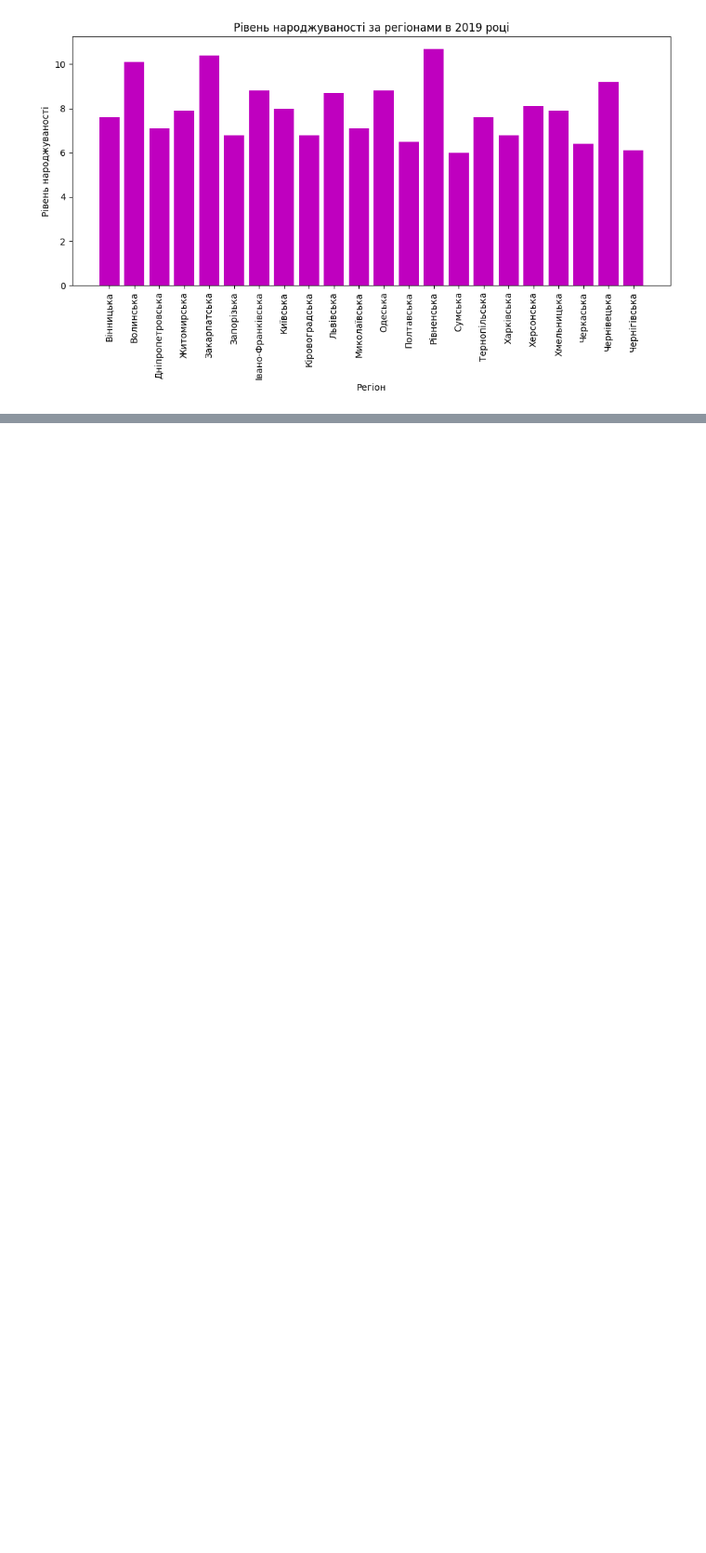
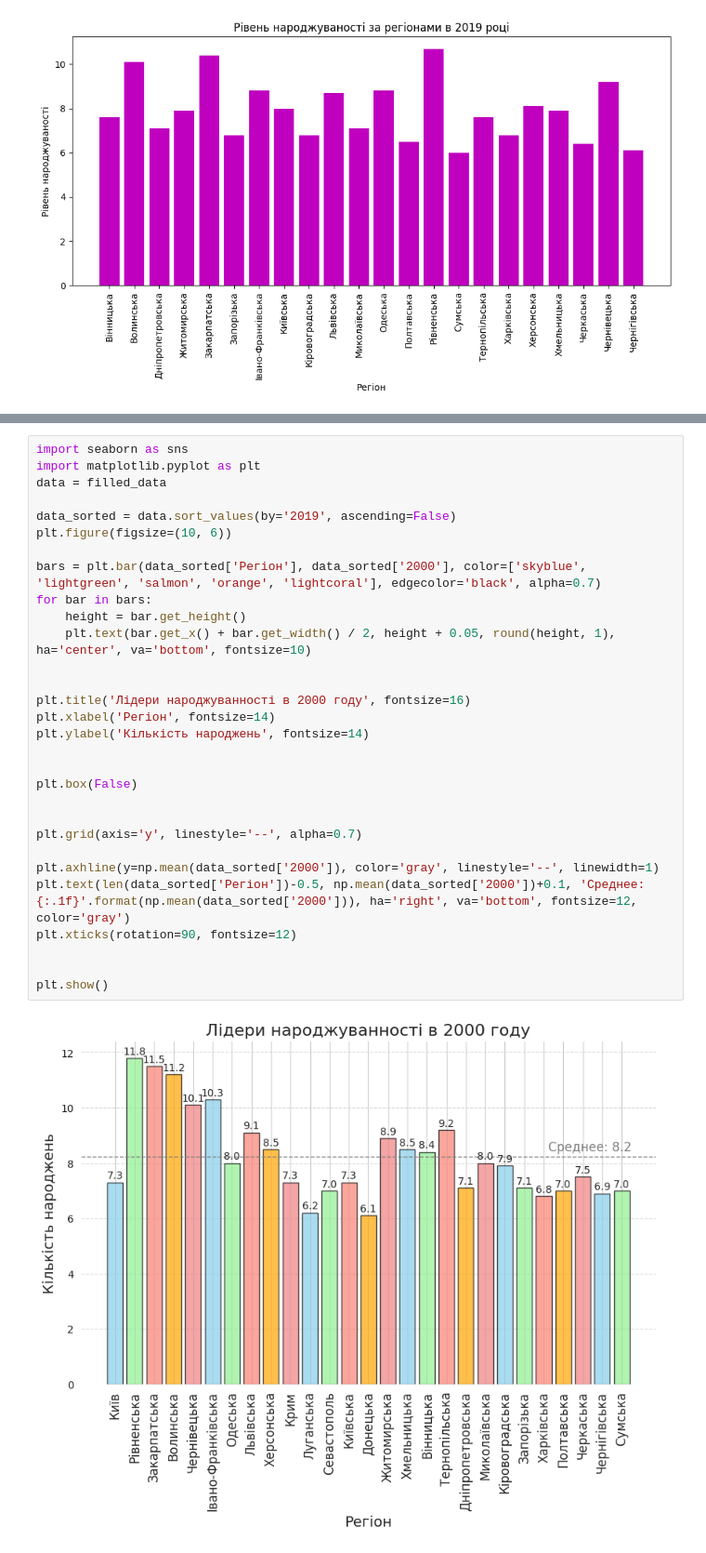
Before and after one commit to VladSkopenko/DataScience_homeworks, a Jupyter notebook: homework2/Hw2_1.ipynb, the cells around one changed output, grey strips where cells are left out. Shown: that part at 93% size. Saved outputs shown, nothing was run; the diff lists cells and outputs as text; blank space fills up the shorter version.

```diff
--- a/homework2/Hw2_1.ipynb
+++ b/homework2/Hw2_1.ipynb
@@ -247,0 +303,32 @@ plt.show()
+# %%
+import seaborn as sns
+import matplotlib.pyplot as plt
+data = filled_data
+
+data_sorted = data.sort_values(by='2019', ascending=False)
+plt.figure(figsize=(10, 6))
+
+bars = plt.bar(data_sorted['Регіон'], data_sorted['2000'], color=['skyblue', 'lightgreen', 'salmon', 'orange', 'lightcoral'], edgecolor='black', alpha=0.7)
+for bar in bars:
+    height = bar.get_height()
+    plt.text(bar.get_x() + bar.get_width() / 2, height + 0.05, round(height, 1), ha='center', va='bottom', fontsize=10)
+
+
+plt.title('Лідери народжуванності в 2000 году', fontsize=16)
+plt.xlabel('Регіон', fontsize=14)
+plt.ylabel('Кількість народжень', fontsize=14)
+
+
+plt.box(False)
+
+
+plt.grid(axis='y', linestyle='--', alpha=0.7)
+
+plt.axhline(y=np.mean(data_sorted['2000']), color='gray', linestyle='--', linewidth=1)
+plt.text(len(data_sorted['Регіон'])-0.5, np.mean(data_sorted['2000'])+0.1, 'Среднее: {:.1f}'.format(np.mean(data_sorted['2000'])), ha='right', va='bottom', fontsize=12, color='gray')
+plt.xticks(rotation=90, fontsize=12)
+
+
+plt.show()
+# %% [output]
+[figure, added]
```
Also changed, not shown: parts of 5 cells of this notebook.
